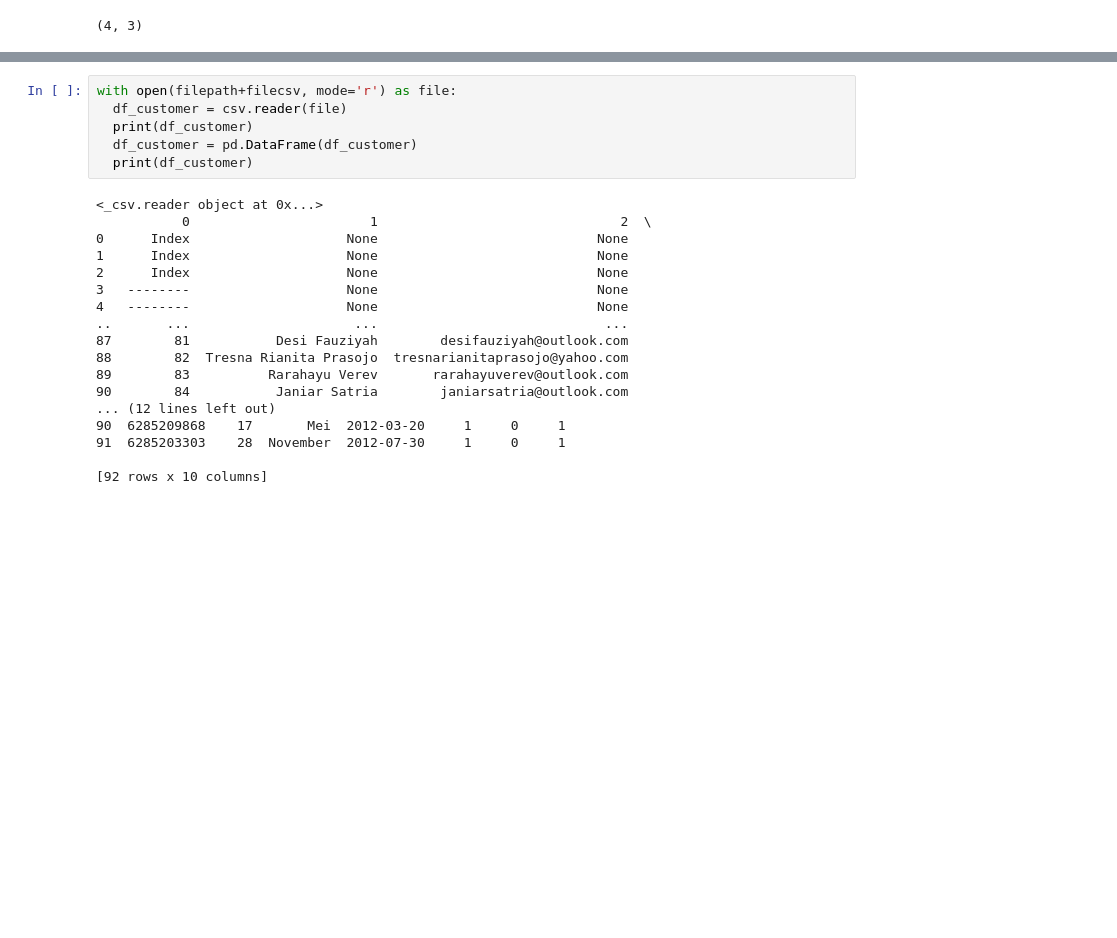
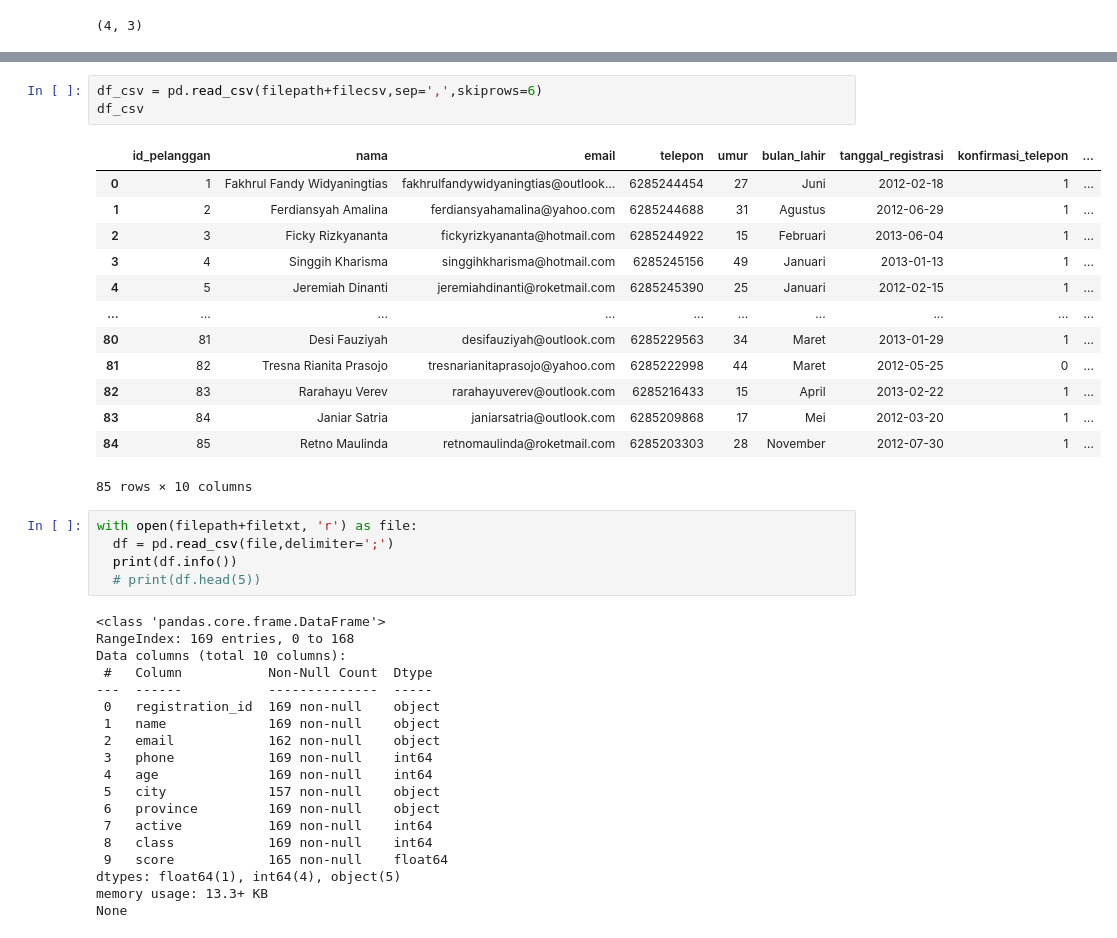
Before and after one commit to gamal20/latihan, a Jupyter notebook: Pelatihan2.ipynb, the cells around one changed output, grey strips where cells are left out. Saved outputs shown, nothing was run; the diff lists cells and outputs as text; blank space fills up the shorter version.

```diff
--- a/Pelatihan2.ipynb
+++ b/Pelatihan2.ipynb
@@ -156,24 +156,41 @@ dtype: int64
+# %%
+df_csv = pd.read_csv(filepath+filecsv,sep=',',skiprows=6)
+df_csv
+# %% [output]
+|  | id_pelanggan | nama | email | telepon | umur | bulan_lahir | tanggal_registrasi | konfirmasi_telepon | ... |
+| 0 | 1 | Fakhrul Fandy Widyaningtias | fakhrulfandywidyaningtias@outlook... | 6285244454 | 27 | Juni | 2012-02-18 | 1 | ... |
+| 1 | 2 | Ferdiansyah Amalina | ferdiansyahamalina@yahoo.com | 6285244688 | 31 | Agustus | 2012-06-29 | 1 | ... |
+| 2 | 3 | Ficky Rizkyananta | fickyrizkyananta@hotmail.com | 6285244922 | 15 | Februari | 2013-06-04 | 1 | ... |
+| 3 | 4 | Singgih Kharisma | singgihkharisma@hotmail.com | 6285245156 | 49 | Januari | 2013-01-13 | 1 | ... |
+| 4 | 5 | Jeremiah Dinanti | jeremiahdinanti@roketmail.com | 6285245390 | 25 | Januari | 2012-02-15 | 1 | ... |
+| ... | ... | ... | ... | ... | ... | ... | ... | ... | ... |
+| 80 | 81 | Desi Fauziyah | desifauziyah@outlook.com | 6285229563 | 34 | Maret | 2013-01-29 | 1 | ... |
+| 81 | 82 | Tresna Rianita Prasojo | tresnarianitaprasojo@yahoo.com | 6285222998 | 44 | Maret | 2012-05-25 | 0 | ... |
+| 82 | 83 | Rarahayu Verev | rarahayuverev@outlook.com | 6285216433 | 15 | April | 2013-02-22 | 1 | ... |
+| 83 | 84 | Janiar Satria | janiarsatria@outlook.com | 6285209868 | 17 | Mei | 2012-03-20 | 1 | ... |
+| 84 | 85 | Retno Maulinda | retnomaulinda@roketmail.com | 6285203303 | 28 | November | 2012-07-30 | 1 | ... |
+85 rows × 10 columns
 # %%
-with open(filepath+filecsv, mode='r') as file:
-  df_customer = csv.reader(file)
-  print(df_customer)
-  df_customer = pd.DataFrame(df_customer)
-  print(df_customer)
+with open(filepath+filetxt, 'r') as file:
+  df = pd.read_csv(file,delimiter=';')
+  print(df.info())
+  # print(df.head(5))
 # %% [output]
-<_csv.reader object at 0x...>
-           0                       1                               2  \
-0      Index                    None                            None
-1      Index                    None                            None
-2      Index                    None                            None
-3   --------                    None                            None
-4   --------                    None                            None
-..       ...                     ...                             ...
-87        81           Desi Fauziyah        desifauziyah@outlook.com
-88        82  Tresna Rianita Prasojo  tresnarianitaprasojo@yahoo.com
-89        83          Rarahayu Verev       rarahayuverev@outlook.com
-90        84           Janiar Satria        janiarsatria@outlook.com
-... (12 lines left out)
-90  6285209868    17       Mei  2012-03-20     1     0     1
-91  6285203303    28  November  2012-07-30     1     0     1
-
-[92 rows x 10 columns]
+<class 'pandas.core.frame.DataFrame'>
+RangeIndex: 169 entries, 0 to 168
+Data columns (total 10 columns):
+ #   Column           Non-Null Count  Dtype
+---  ------           --------------  -----
+ 0   registration_id  169 non-null    object
+ 1   name             169 non-null    object
+ 2   email            162 non-null    object
+ 3   phone            169 non-null    int64
+ 4   age              169 non-null    int64
+ 5   city             157 non-null    object
+ 6   province         169 non-null    object
+ 7   active           169 non-null    int64
+ 8   class            169 non-null    int64
+ 9   score            165 non-null    float64
+dtypes: float64(1), int64(4), object(5)
+memory usage: 13.3+ KB
+None
```
Also changed, not shown: parts of 10 cells of this notebook.
